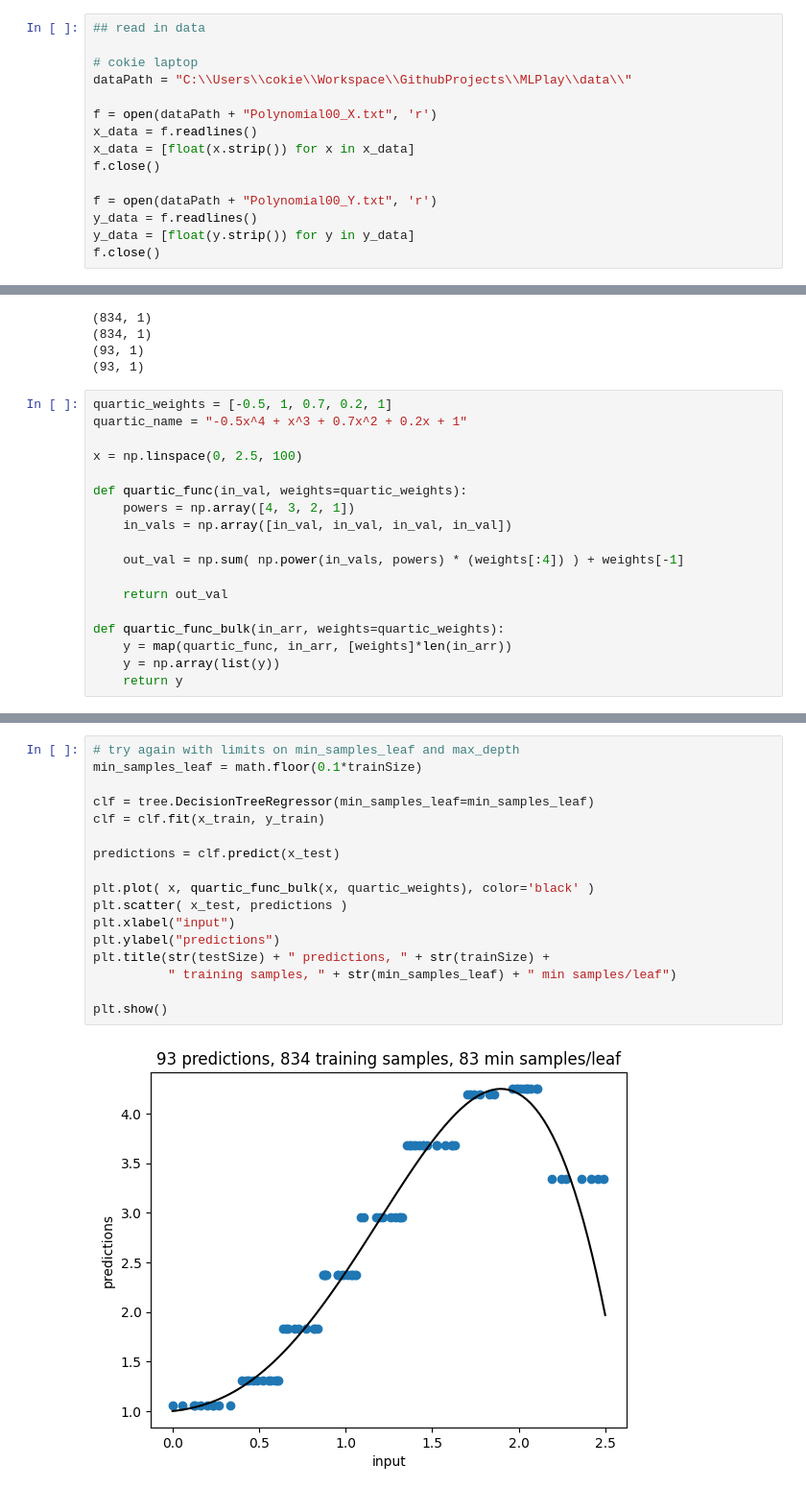
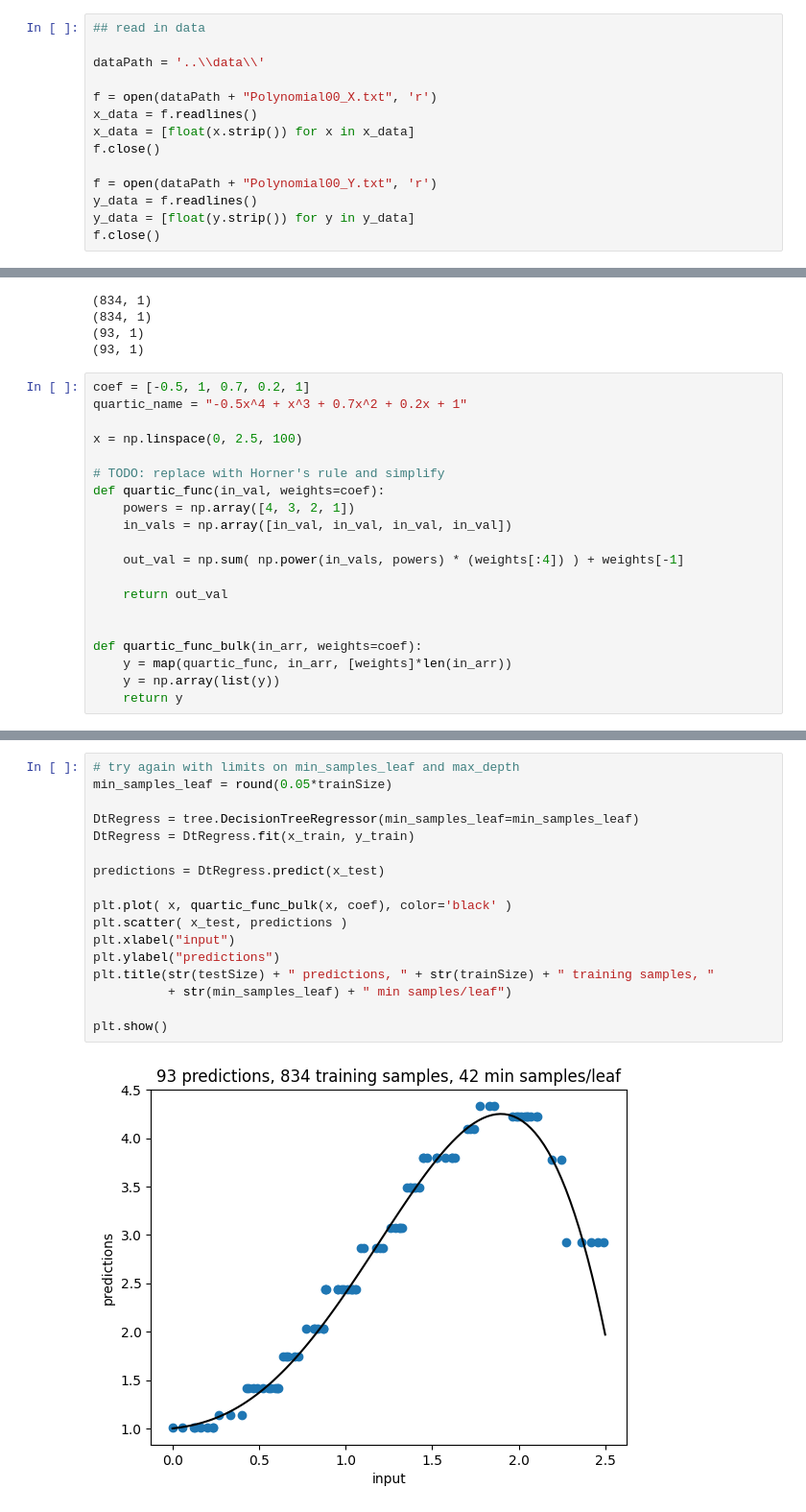
Before and after one commit to DesignToolInvestor/MLPlay, a Jupyter notebook: ToyTree/ScikitLearnTreeRegression00.ipynb, the cells around one changed output, grey strips where cells are left out. Shown: that part at 96% size. Saved outputs shown, nothing was run; the diff lists cells and outputs as text.

```diff
--- a/ToyTree/ScikitLearnTreeRegression00.ipynb
+++ b/ToyTree/ScikitLearnTreeRegression00.ipynb
@@ -10,8 +8,7 @@ import math
 # %%
 ## read in data
 
-# cokie laptop
-dataPath = "C:\\Users\\cokie\\Workspace\\GithubProjects\\MLPlay\\data\\"
+dataPath = '..\\data\\'
 
 f = open(dataPath + "Polynomial00_X.txt", 'r')
 x_data = f.readlines()
@@ -56,12 +53,13 @@ testSize = len(x_test)
 (93, 1)
 (93, 1)
 # %%
-quartic_weights = [-0.5, 1, 0.7, 0.2, 1]
+coef = [-0.5, 1, 0.7, 0.2, 1]
 quartic_name = "-0.5x^4 + x^3 + 0.7x^2 + 0.2x + 1"
 
 x = np.linspace(0, 2.5, 100)
 
-def quartic_func(in_val, weights=quartic_weights):
+# TODO: replace with Horner's rule and simplify
+def quartic_func(in_val, weights=coef):
     powers = np.array([4, 3, 2, 1])
     in_vals = np.array([in_val, in_val, in_val, in_val])
 
@@ -69,7 +67,8 @@ def quartic_func(in_val, weights=quartic_weights):
 
     return out_val
 
-def quartic_func_bulk(in_arr, weights=quartic_weights):
+
+def quartic_func_bulk(in_arr, weights=coef):
     y = map(quartic_func, in_arr, [weights]*len(in_arr))
     y = np.array(list(y))
     return y
@@ -91,21 +134,21 @@ plt.show()
 # %%
 # try again with limits on min_samples_leaf and max_depth
-min_samples_leaf = math.floor(0.1*trainSize)
+min_samples_leaf = round(0.05*trainSize)
 
-clf = tree.DecisionTreeRegressor(min_samples_leaf=min_samples_leaf)
-clf = clf.fit(x_train, y_train)
+DtRegress = tree.DecisionTreeRegressor(min_samples_leaf=min_samples_leaf)
+DtRegress = DtRegress.fit(x_train, y_train)
 
-predictions = clf.predict(x_test)
+predictions = DtRegress.predict(x_test)
 
-plt.plot( x, quartic_func_bulk(x, quartic_weights), color='black' )
+plt.plot( x, quartic_func_bulk(x, coef), color='black' )
 plt.scatter( x_test, predictions )
 plt.xlabel("input")
 plt.ylabel("predictions")
-plt.title(str(testSize) + " predictions, " + str(trainSize) +
-          " training samples, " + str(min_samples_leaf) + " min samples/leaf")
+plt.title(str(testSize) + " predictions, " + str(trainSize) + " training samples, "
+          + str(min_samples_leaf) + " min samples/leaf")
 
 plt.show()
 # %% [output]
-[figure, old version]
+[figure, new version]
 # %%
 # try again with limits on min_samples_leaf and max_depth
```
Also changed, not shown: parts of 11 cells of this notebook.
